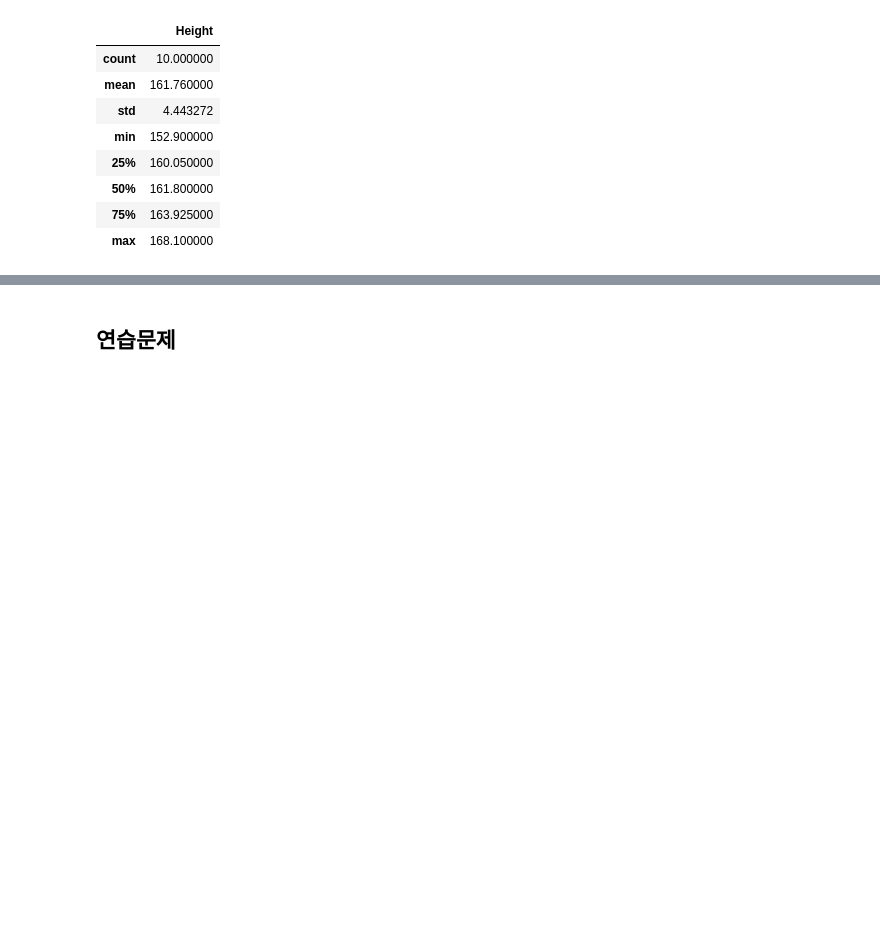
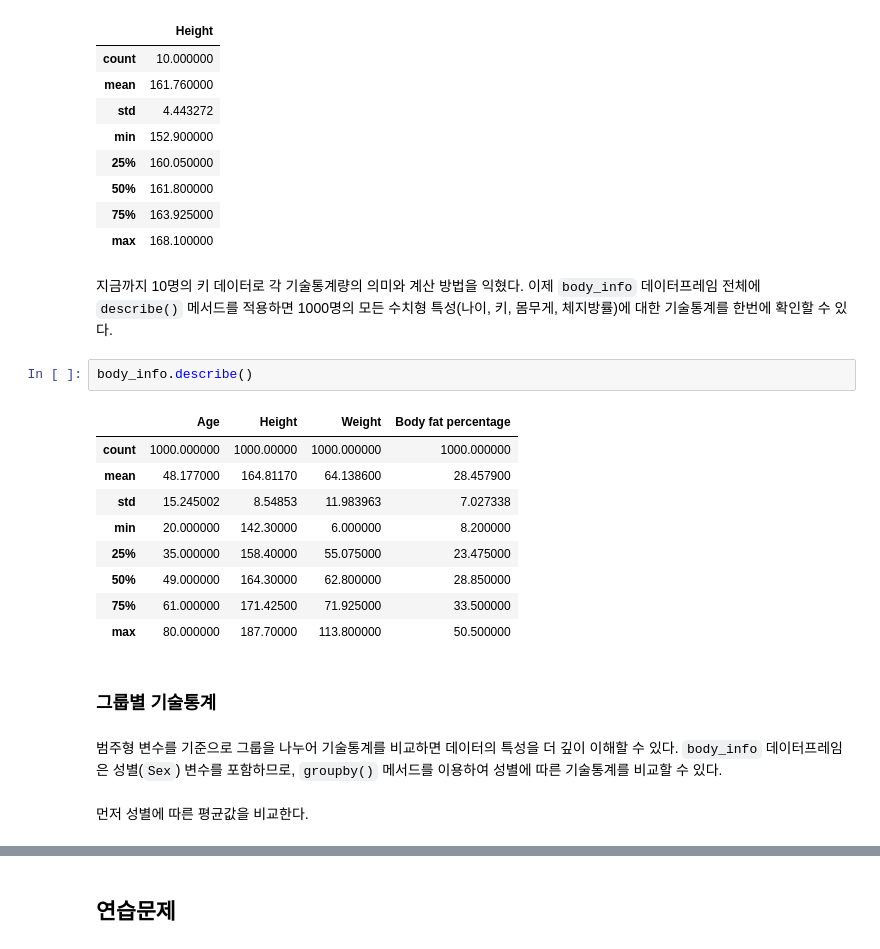
Before and after one commit to codingalzi/code-workout-datasci, a Jupyter notebook: representatives.ipynb, the cells around one changed output, grey strips where cells are left out. Saved outputs shown, nothing was run; the diff lists cells and outputs as text; blank space fills up the shorter version.

```diff
--- a/representatives.ipynb
+++ b/representatives.ipynb
@@ -475,3 +477,23 @@ heights_df.describe()
 | 50% | 161.800000 |
 | 75% | 163.925000 |
 | max | 168.100000 |
+# %% [markdown]
+지금까지 10명의 키 데이터로 각 기술통계량의 의미와 계산 방법을 익혔다. 이제 `body_info` 데이터프레임 전체에 `describe()` 메서드를 적용하면 1000명의 모든 수치형 특성(나이, 키, 몸무게, 체지방률)에 대한 기술통계를 한번에 확인할 수 있다.
+# %%
+body_info.describe()
+# %% [output]
+|  | Age | Height | Weight | Body fat percentage |
+| count | 1000.000000 | 1000.00000 | 1000.000000 | 1000.000000 |
+| mean | 48.177000 | 164.81170 | 64.138600 | 28.457900 |
+| std | 15.245002 | 8.54853 | 11.983963 | 7.027338 |
+| min | 20.000000 | 142.30000 | 6.000000 | 8.200000 |
+| 25% | 35.000000 | 158.40000 | 55.075000 | 23.475000 |
+| 50% | 49.000000 | 164.30000 | 62.800000 | 28.850000 |
+| 75% | 61.000000 | 171.42500 | 71.925000 | 33.500000 |
+| max | 80.000000 | 187.70000 | 113.800000 | 50.500000 |
+# %% [markdown]
+### 그룹별 기술통계
+# %% [markdown]
+범주형 변수를 기준으로 그룹을 나누어 기술통계를 비교하면 데이터의 특성을 더 깊이 이해할 수 있다. `body_info` 데이터프레임은 성별(`Sex`) 변수를 포함하므로, `groupby()` 메서드를 이용하여 성별에 따른 기술통계를 비교할 수 있다.
+# %% [markdown]
+먼저 성별에 따른 평균값을 비교한다.
```
Also changed, not shown: parts of 112 cells of this notebook, 3 other files.
